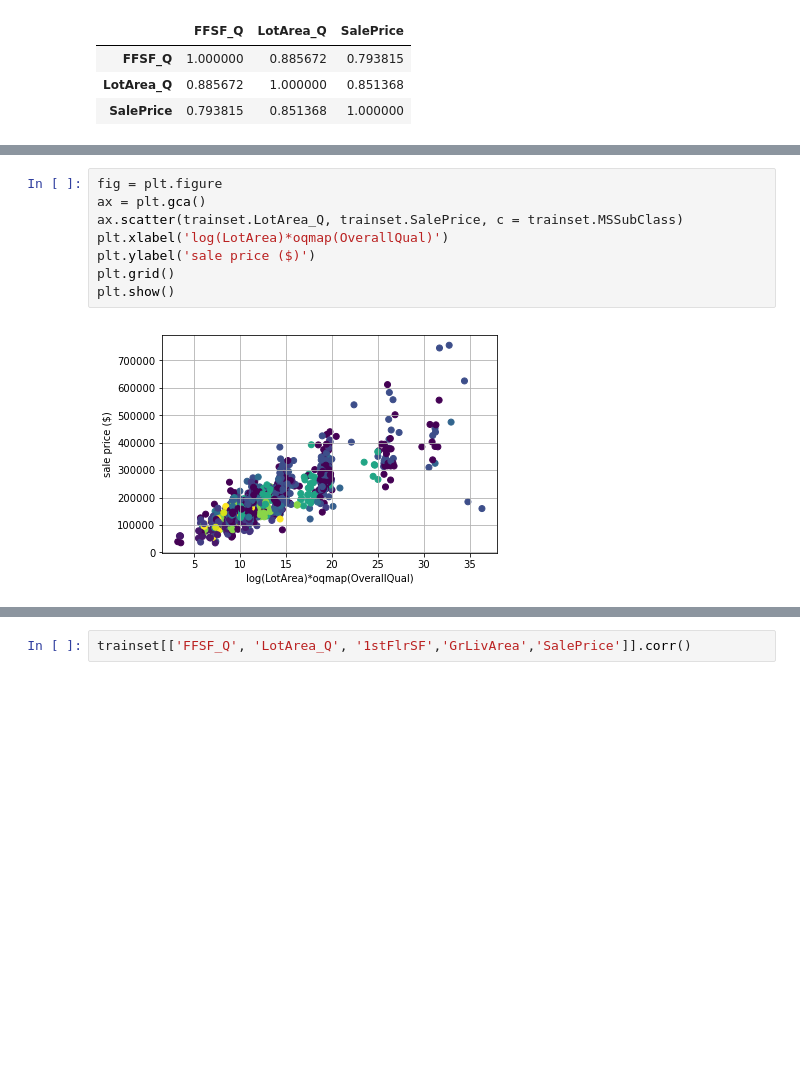
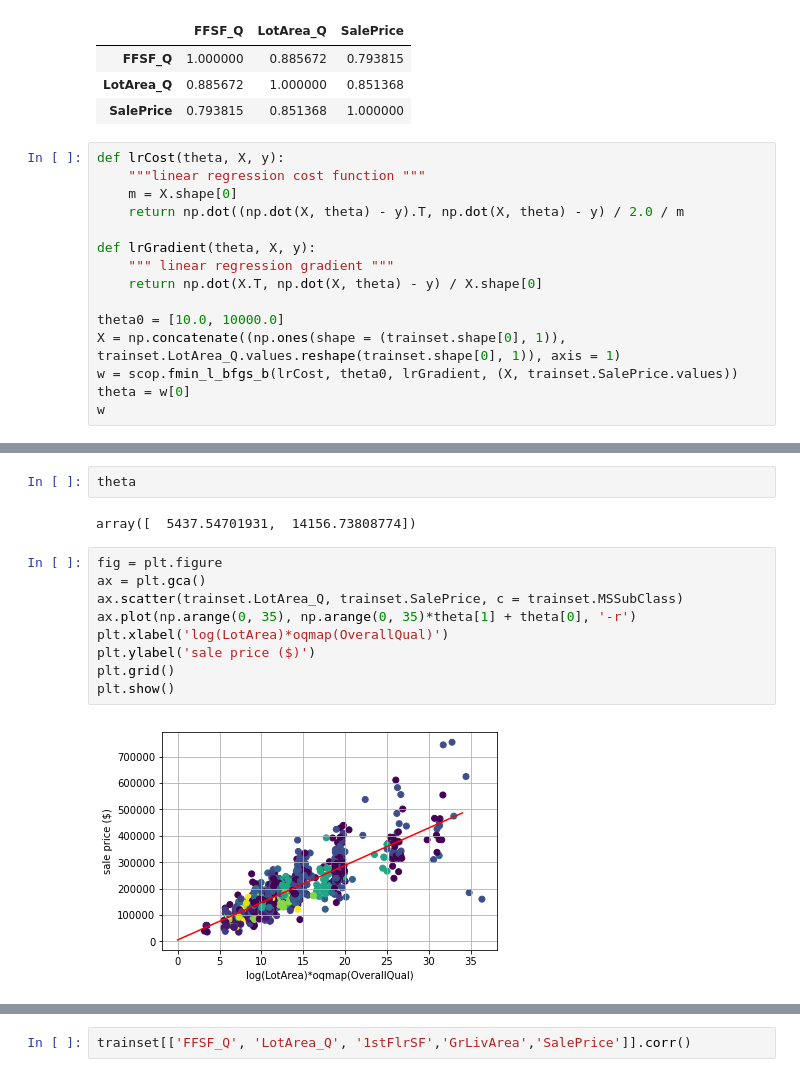
Before and after one commit to badGarnet/house_price, a Jupyter notebook: drawing board.ipynb, the cells around one changed output, grey strips where cells are left out. Drawn from its saved outputs; the diff is of its cells as text; blank space fills up the shorter version.

Commit message:
added linear regression
added lrcostfunction and lrgradient functions
compared two simple models with data
analysis to BsmtFullBath

```diff
--- a/drawing board.ipynb
+++ b/drawing board.ipynb
@@ -1231,3 +1231,18 @@ trainset[['FFSF_Q', 'LotArea_Q', 'SalePrice']].corr()
 | FFSF_Q | 1.000000 | 0.885672 | 0.793815 |
 | LotArea_Q | 0.885672 | 1.000000 | 0.851368 |
 | SalePrice | 0.793815 | 0.851368 | 1.000000 |
+# %%
+def lrCost(theta, X, y):
+    """linear regression cost function """
+    m = X.shape[0]
+    return np.dot((np.dot(X, theta) - y).T, np.dot(X, theta) - y) / 2.0 / m
+
+def lrGradient(theta, X, y):
+    """ linear regression gradient """
+    return np.dot(X.T, np.dot(X, theta) - y) / X.shape[0]
+
+theta0 = [10.0, 10000.0]
+X = np.concatenate((np.ones(shape = (trainset.shape[0], 1)), trainset.LotArea_Q.values.reshape(trainset.shape[0], 1)), axis = 1)
+w = scop.fmin_l_bfgs_b(lrCost, theta0, lrGradient, (X, trainset.SalePrice.values))
+theta = w[0]
+w
@@ -1234,10 +1257,15 @@ trainset[['FFSF_Q', 'LotArea_Q', 'SalePrice']].corr()
+# %%
+theta
+# %% [output]
+array([  5437.54701931,  14156.73808774])
 # %%
 fig = plt.figure
 ax = plt.gca()
 ax.scatter(trainset.LotArea_Q, trainset.SalePrice, c = trainset.MSSubClass)
+ax.plot(np.arange(0, 35), np.arange(0, 35)*theta[1] + theta[0], '-r')
 plt.xlabel('log(LotArea)*oqmap(OverallQual)')
 plt.ylabel('sale price ($)')
 plt.grid()
 plt.show()
 # %% [output]
-[figure, old version]
+[figure, new version]
```
Also changed, not shown: parts of 7 cells of this notebook.
